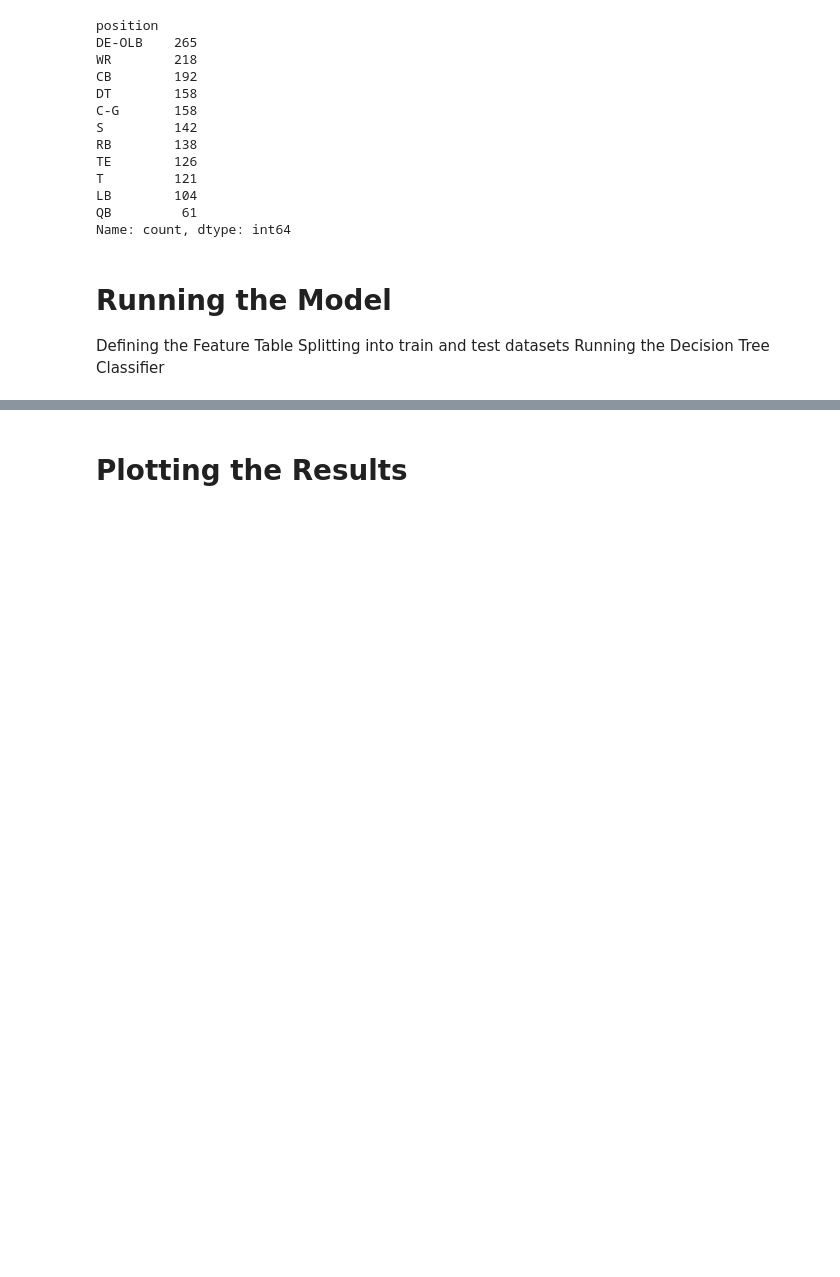
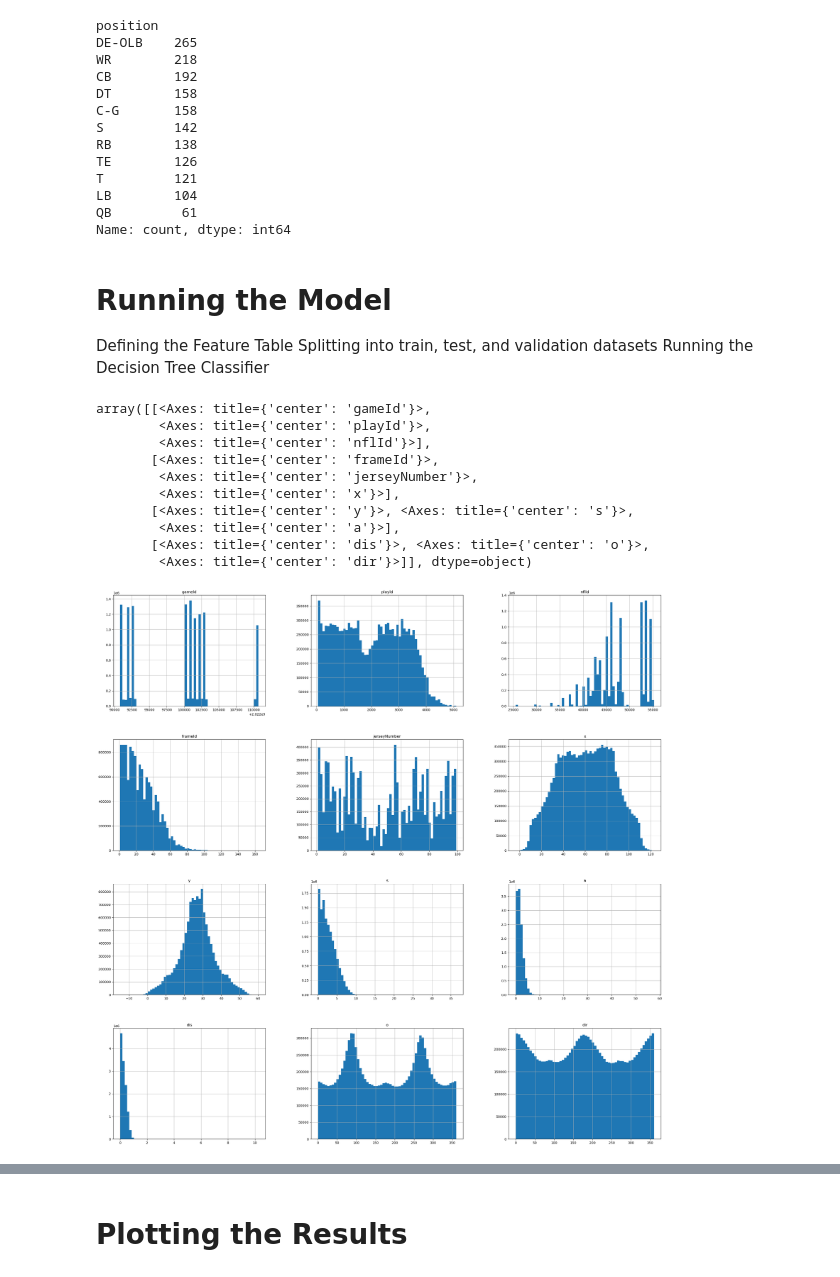
Before and after one commit to SmithsonArrey/big-data-bowl-2024-nfl-player-classifier, a Jupyter notebook: player_classifier.ipynb, the cells around one changed output, grey strips where cells are left out. Saved outputs shown, nothing was run; the diff lists cells and outputs as text; code cells hidden in the pictures; blank space fills up the shorter version.

```diff
--- a/player_classifier.ipynb
+++ b/player_classifier.ipynb
@@ -177,5 +315,19 @@ Name: count, dtype: int64
 # %% [markdown]
 # Running the Model
 Defining the Feature Table
-Splitting into train and test datasets
+Splitting into train, test, and validation datasets
 Running the Decision Tree Classifier
+# %%
+tracking_data_all_weeks.hist(bins=60, figsize=[30,30])
+# %% [output]
+array([[<Axes: title={'center': 'gameId'}>,
+        <Axes: title={'center': 'playId'}>,
+        <Axes: title={'center': 'nflId'}>],
+       [<Axes: title={'center': 'frameId'}>,
+        <Axes: title={'center': 'jerseyNumber'}>,
+        <Axes: title={'center': 'x'}>],
+       [<Axes: title={'center': 'y'}>, <Axes: title={'center': 's'}>,
+        <Axes: title={'center': 'a'}>],
+       [<Axes: title={'center': 'dis'}>, <Axes: title={'center': 'o'}>,
+        <Axes: title={'center': 'dir'}>]], dtype=object)
+[figure, added]
```
Also changed, not shown: parts of 23 cells of this notebook, 2 other files.
